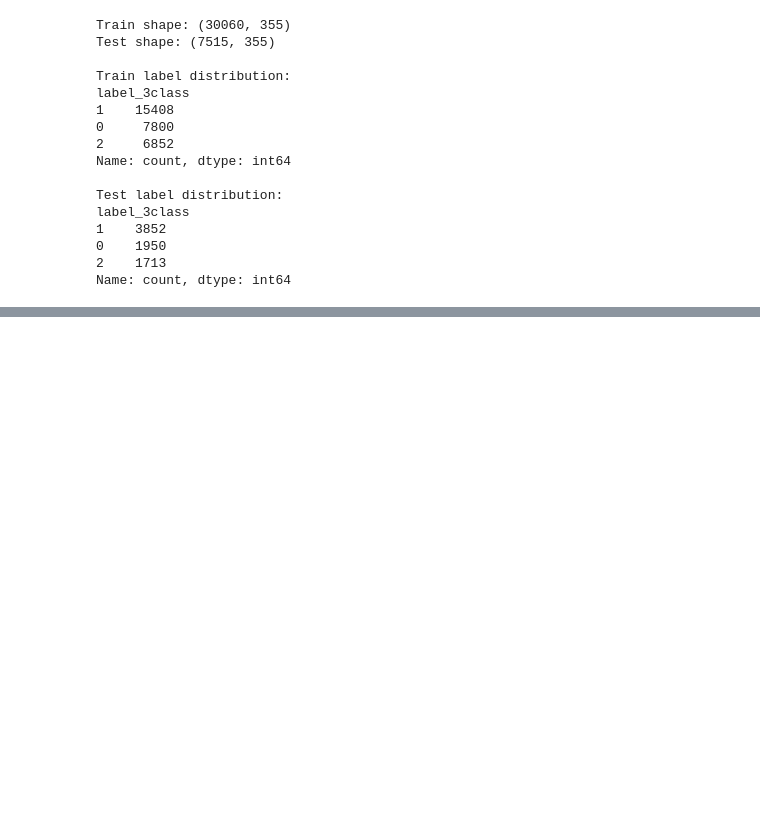
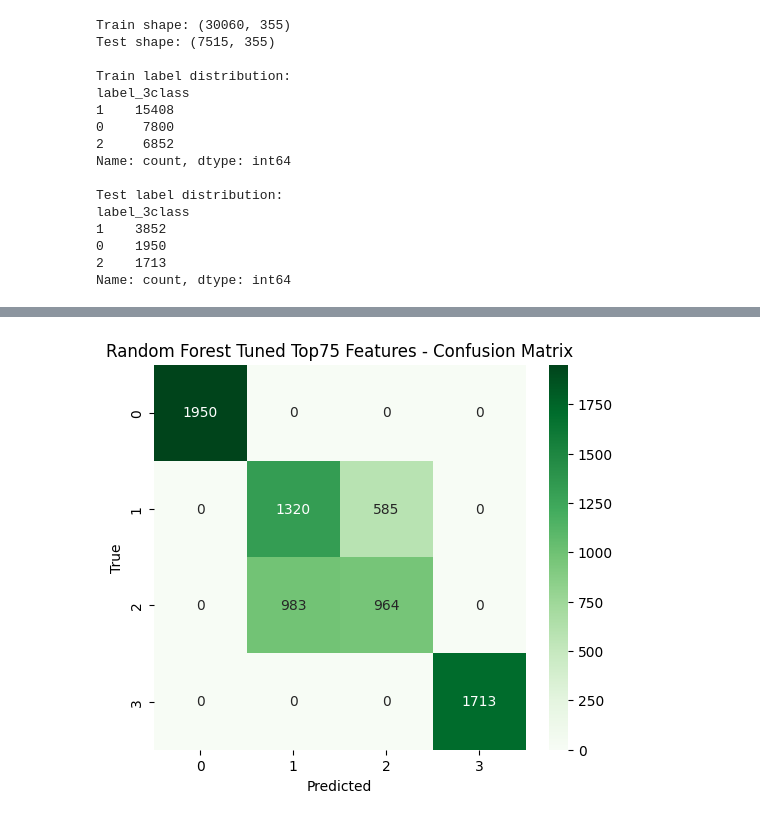
Before and after one commit to Gresita/NeuroSense, a Jupyter notebook: classification/random_forest.ipynb, the cells around one changed output, grey strips where cells are left out. Cells and saved outputs as stored; diff of their text form; code cells hidden in the pictures; blank space fills up the shorter version.

```diff
--- a/classification/random_forest.ipynb
+++ b/classification/random_forest.ipynb
@@ -368,0 +355,16 @@ rf_results_df
+# %%
+best_rf = random_search_rf.best_estimator_
+
+y_pred_tuned = best_rf.predict(X_test_top)
+
+tuned_results = {
+    "Model": "Random Forest + RandomizedSearchCV Top75 Features GroupSplit 4-Class",
+    "Accuracy": accuracy_score(y_test, y_pred_tuned),
+    "Precision": precision_score(y_test, y_pred_tuned, average="weighted"),
+    "Recall": recall_score(y_test, y_pred_tuned, average="weighted"),
+    "F1-score": f1_score(y_test, y_pred_tuned, average="weighted"),
+    "Best Parameters": random_search_rf.best_params_
+}
+
+tuned_results
+print(classification_report(y_test, y_pred_tuned))
@@ -368,0 +382,11 @@ rf_results_df
+# %%
+cm_tuned = confusion_matrix(y_test, y_pred_tuned)
+
+plt.figure(figsize=(6, 5))
+sns.heatmap(cm_tuned, annot=True, fmt="d", cmap="Greens")
+plt.title("Random Forest Tuned Top75 Features - Confusion Matrix")
+plt.xlabel("Predicted")
+plt.ylabel("True")
+plt.show()
+# %% [output]
+[figure, added]
```
Also changed, not shown: parts of 17 cells of this notebook, 3 other files.
